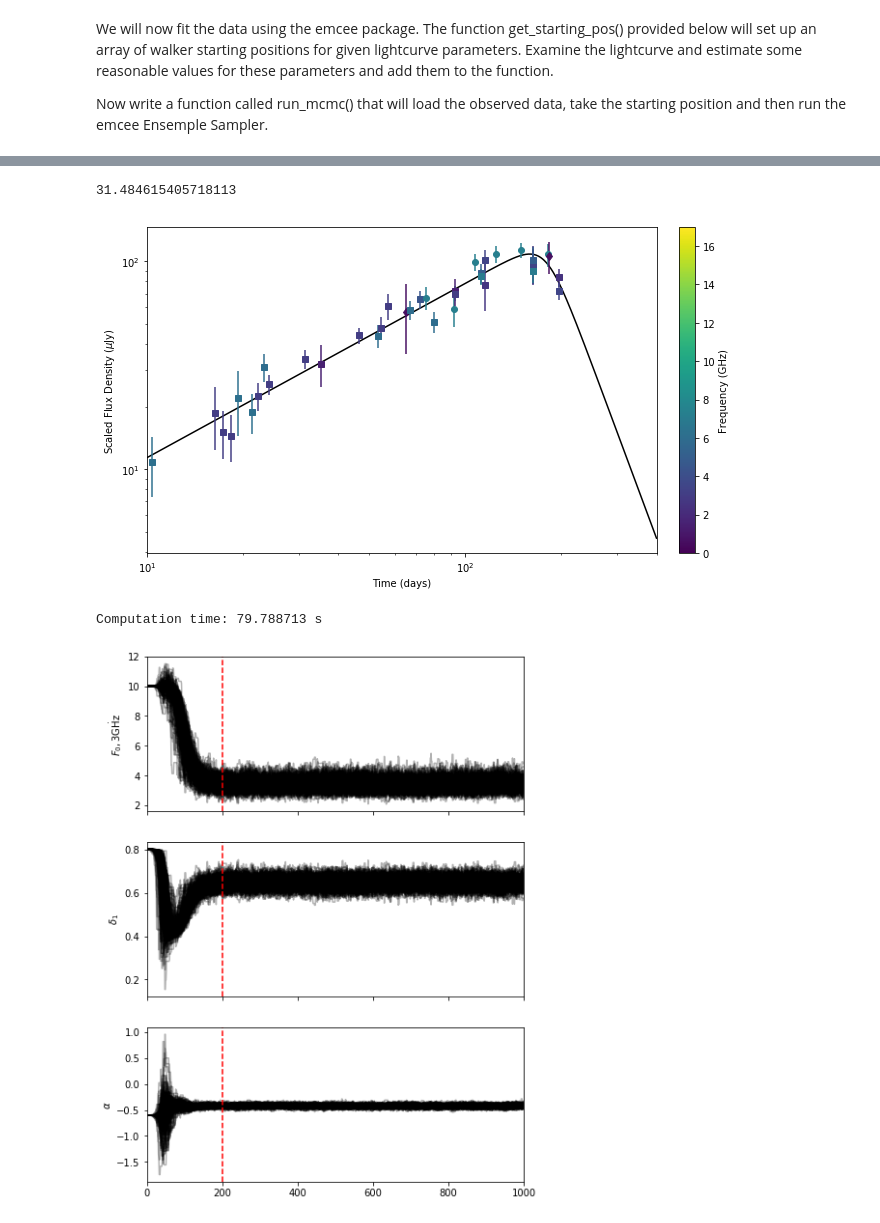
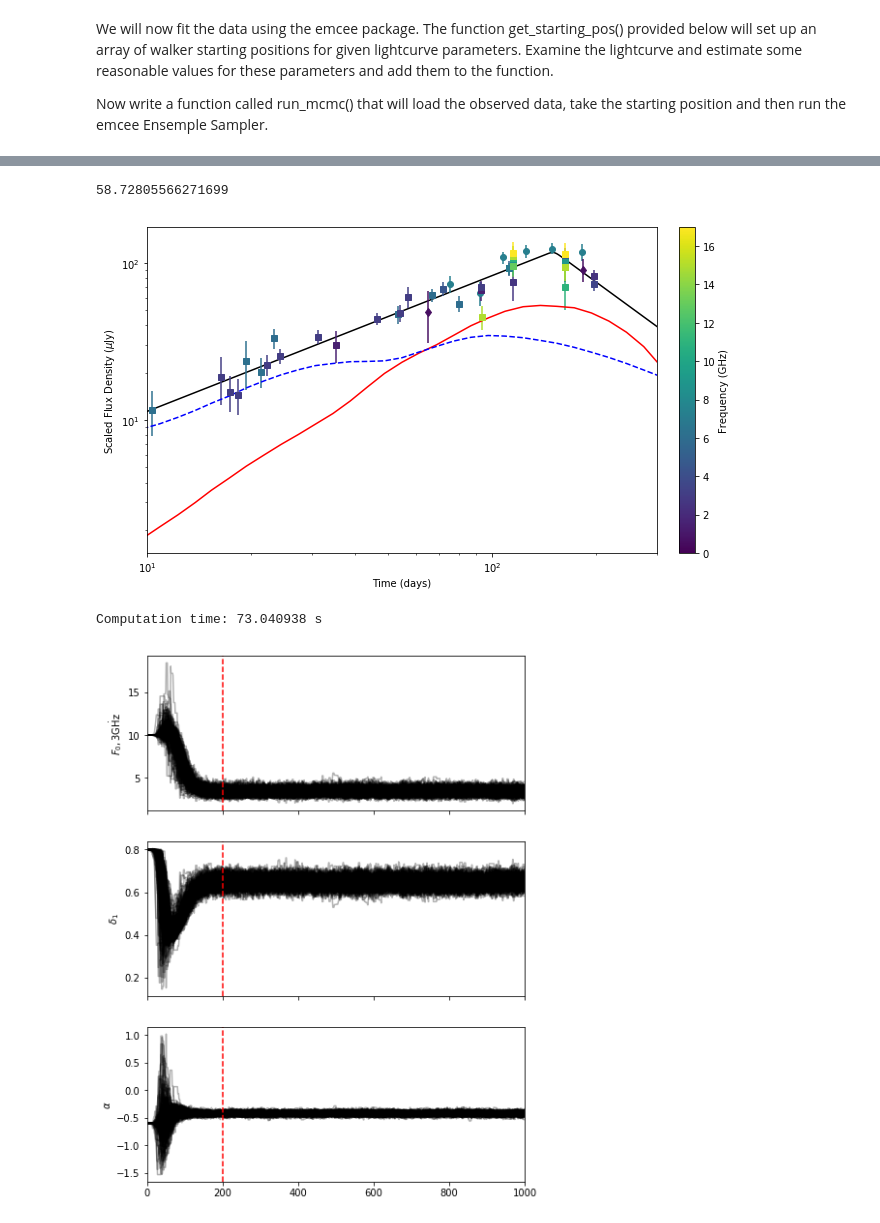
Before and after one commit to ddobie/growth-winter-school-2018, a Jupyter notebook: full_solutions.ipynb, the cells around one changed output, grey strips where cells are left out. Cells and saved outputs as stored; diff of their text form; code cells hidden in the pictures.

Commit message:
Added plotting code for physical models

```diff
--- a/full_solutions.ipynb
+++ b/full_solutions.ipynb
@@ -54,8 +54,16 @@ def cmap_setup(cmap='viridis', min_freq=0, max_freq=17):
 
     return sm
 
+def plot_physical_models(ax, fname='jet_cocoon_contribution.txt'):
+    data = ascii.read(fname)
 
-def make_plot(data, scaled=False, model=None, params=None, tvals=np.arange(10,400)):
+    ax.plot(data['t'], data['jet'], label='Jet model', c='r', linestyle='-')
+    ax.plot(data['t'], data['cocoon'], label='Cocoon model', c='b', linestyle='--')
+
+    return ax
+
+
+def make_plot(data, scaled=False, model=None, params=None, tvals=np.arange(10,400), plot_models=False):
     fig = plt.figure(figsize=(10,6))
     ax = fig.add_subplot(111)
 
@@ -77,7 +85,10 @@ def make_plot(data, scaled=False, model=None, params=None, tvals=np.arange(10,40
     if model:
         plot_model(model, params, tvals, ax)
 
-    ax.set_xlim(10,400)
+    if plot_models:
+        plot_physical_models(ax)
+
+    ax.set_xlim(10,300)
 
 make_plot(data)
 # %% [output]
@@ -132,7 +143,7 @@ First, plot the data up to 200 days post-merger by creating a new table called t
 data = load_data()
 data = scale_data(data, -0.6,0.05)
 tdata = data[data['delta_t'] < 200]
-tdata = tdata[tdata['frequency'] < 9]
+#tdata = tdata[tdata['frequency'] < 9]
 
 make_plot(tdata, scaled=True)
 # %% [output]
@@ -160,7 +171,7 @@ We will use a uniform prior with $\delta_1>0$ (since we require the lightcurve t
 def lnprior(theta):
     F_peak, t_peak, delta_1, delta_2, alpha, log_s = theta
 
-    if 0.0 < t_peak < 300.0 and delta_1 > 0.0 and log_s < 2:
+    if 0.0 < t_peak < 300.0 and delta_1 > 0.0 and log_s < 3:
         return 0.0
 
     else:
@@ -292,25 +305,25 @@ param_names = ['F_peak', 't_peak', 'delta_1', 'delta_2', 'alpha', 'log_s']
 chi2_best = calc_chi2(best_params, param_names, smooth_broken_power_law, tdata)
 print(chi2_best)
 # %% [output]
-31.484615405718113
+58.72805566271699
 # %%
 def plot_model(model, params, tvals, ax):
     best_fit = model(tvals, 3.0, *params)
 
     ax.plot(tvals,best_fit,marker='',linestyle='-',c='k',linewidth=1.5,zorder=0)
 
     return
 
 args = []
 for param in param_names:
     val = best_params[param][0]
     args.append(val)
 
 plotting_data = scale_data(tdata, best_params['alpha'][0],np.max(best_params['alpha'][1:]))
 
-make_plot(plotting_data,scaled=True,model=smooth_broken_power_law,params=args)
+make_plot(plotting_data,scaled=True,model=smooth_broken_power_law,params=args, plot_models=True)
 # %% [output]
-[figure, old version]
+[figure, new version]
 # %%
 def power_law(t, nu, F0, delta_1, alpha, nu0=3.0):
     return (nu/nu0)**alpha * F0 * t**delta_1
@@ -369,7 +382,7 @@ def run_mcmc_noturnover(data, niters=1000, nthreads=1, nwalkers=200, ndim=3):
 # %%
 sampler_noturnover = run_mcmc_noturnover(tdata)
 # %% [output]
-Computation time: 79.788713 s
+Computation time: 73.040938 s
 # %%
 def make_chain_plot_noturnover(chain, chain_cut):
     niters = chain.shape[1]
@@ -391,7 +404,7 @@ chain_cut_nt = 200
 
 make_chain_plot_noturnover(chain_noturnover, chain_cut)
 # %% [output]
-[figure, old version]
+[figure, new version]
 # %%
 def make_corner_plot_noturnover(good_chain, savefile='corner.png'):
     param_names = ['$F_{0, 3\.{\\rm GHz}}$', '$\\delta_1$', '$\\alpha$']
```
Also changed, not shown: parts of 9 cells of this notebook.
